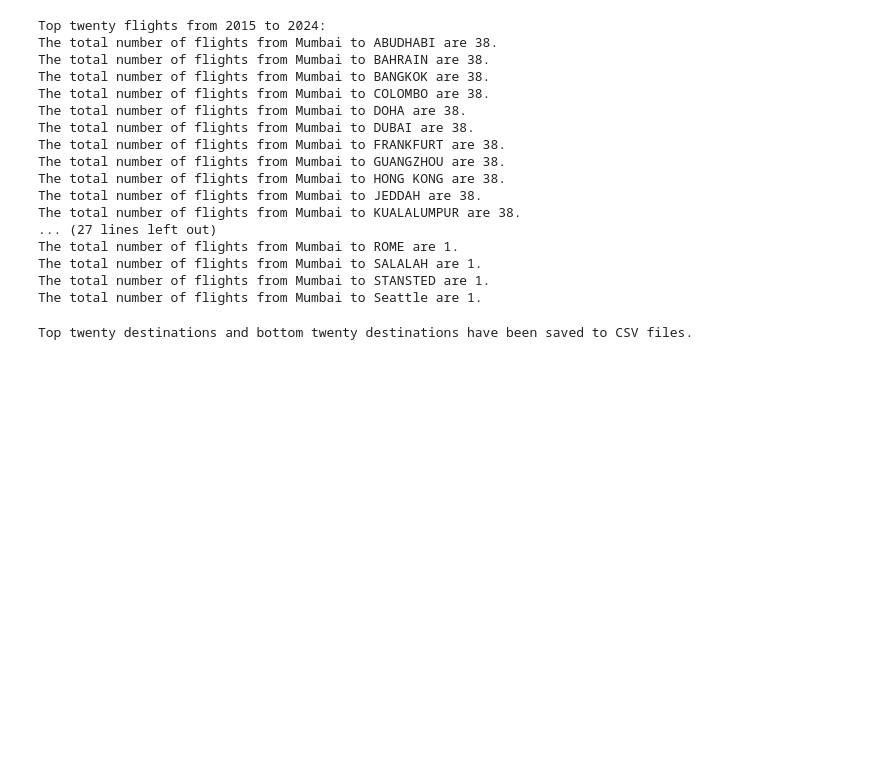
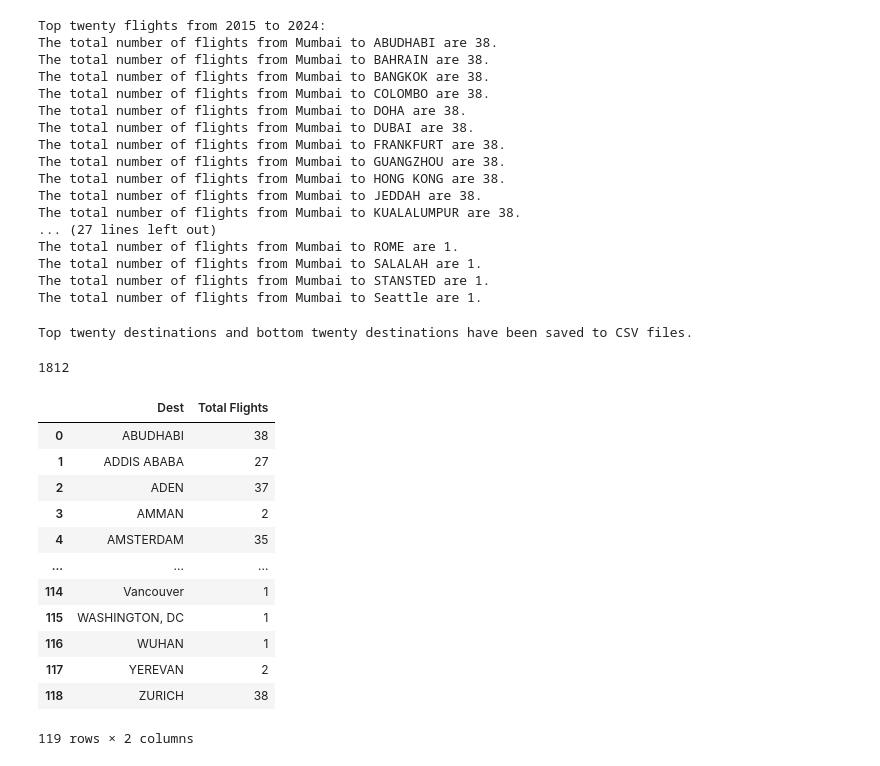
Before and after one commit to rushiraj070/Mumbai_Airport-International_Flight_Analysis, a Jupyter notebook: notebooks/analysis.ipynb, the cells around one changed output. Cells and saved outputs as stored; diff of their text form; code cells hidden in the pictures; blank space fills up the shorter version.

```diff
--- a/notebooks/analysis.ipynb
+++ b/notebooks/analysis.ipynb
@@ -351,3 +351,25 @@ bottom_20.to_csv('E:\\Mumbai_Airport-International_Flight_Analysis\\data\\proces
 print("Top twenty destinations and bottom twenty destinations have been saved to CSV files.")
 # %% [output]
 Top twenty destinations and bottom twenty destinations have been saved to CSV files.
+# %%
+# Checking the sum of all flights from Mumbai to all destinations.
+
+total_flights_by_city['Total Flights'].sum()
+# %% [output]
+1812
+# %%
+total_flights_by_city
+# %% [output]
+|  | Dest | Total Flights |
+| 0 | ABUDHABI | 38 |
+| 1 | ADDIS ABABA | 27 |
+| 2 | ADEN | 37 |
+| 3 | AMMAN | 2 |
+| 4 | AMSTERDAM | 35 |
+| ... | ... | ... |
+| 114 | Vancouver | 1 |
+| 115 | WASHINGTON, DC | 1 |
+| 116 | WUHAN | 1 |
+| 117 | YEREVAN | 2 |
+| 118 | ZURICH | 38 |
+119 rows × 2 columns
```
Also changed, not shown: parts of 28 cells of this notebook.
